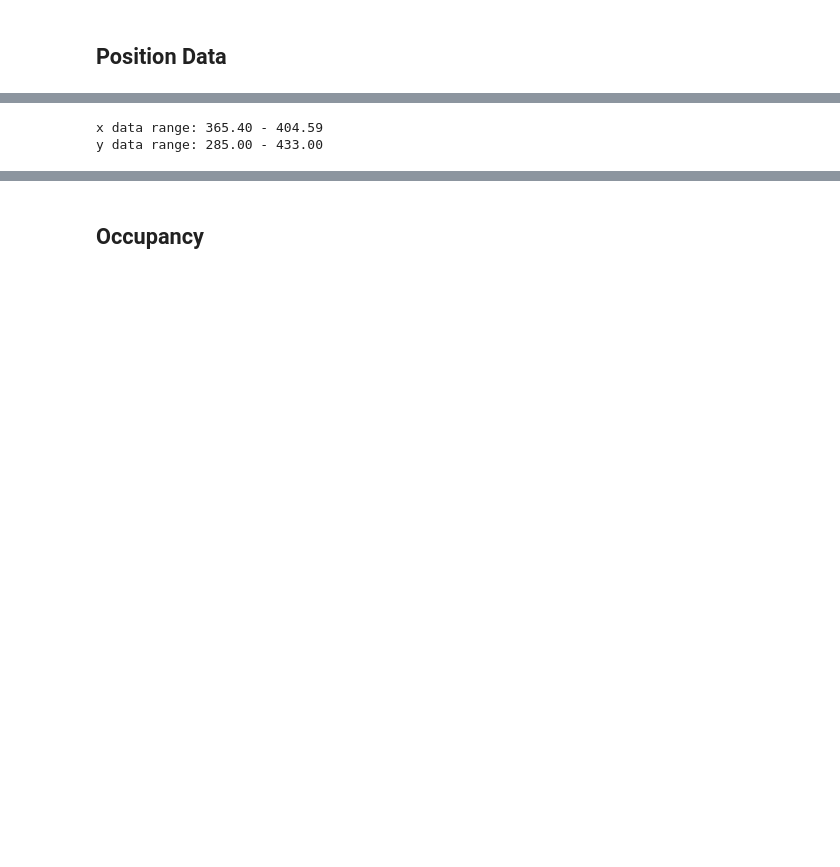
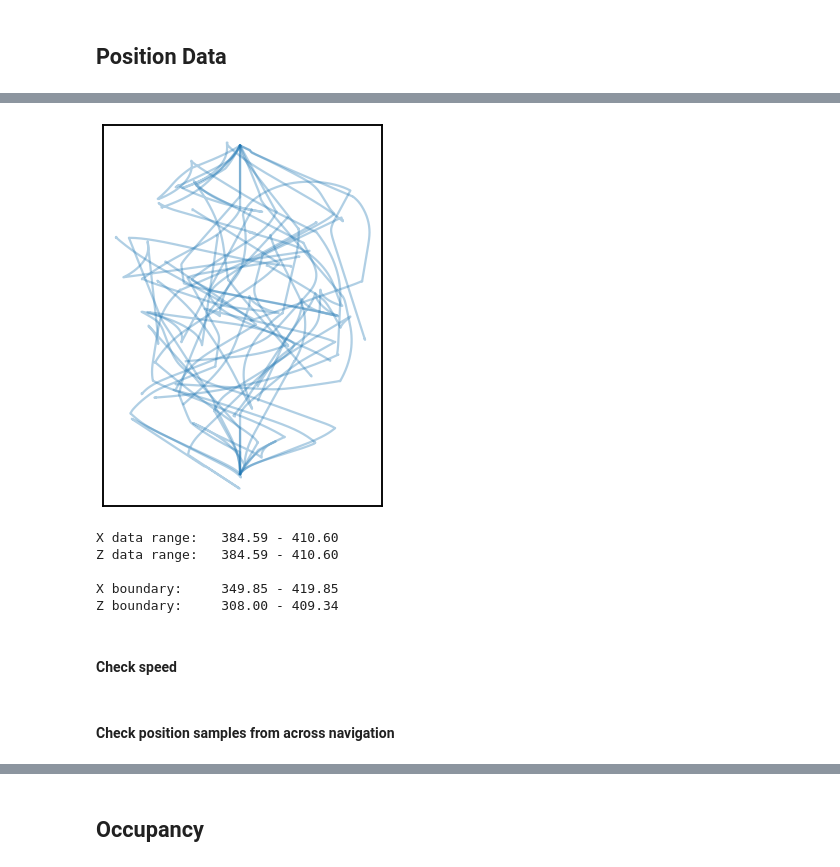
Before and after one commit to HSUPipeline/AnalyzeTH, a Jupyter notebook: notebooks/00-DataChecks.ipynb, the cells around one changed output, grey strips where cells are left out. Saved outputs shown, nothing was run; the diff lists cells and outputs as text; code cells hidden in the pictures; blank space fills up the shorter version.

```diff
--- a/notebooks/00-DataChecks.ipynb
+++ b/notebooks/00-DataChecks.ipynb
@@ -131,0 +142,5 @@ y_data = pos.data[1, :]
+# %%
+# Plot navigation-trial level position data
+plot_positions(positions_trials, figsize=(5, 7))
+# %% [output]
+[figure, added]
@@ -132,13 +151,23 @@ y_data = pos.data[1, :]
 # %%
-# Check position ranges
-print('x data range: {:6.2f} - {:6.2f}'.format(np.min(x_data), np.max(x_data)))
-print('y data range: {:6.2f} - {:6.2f}'.format(np.min(y_data), np.max(y_data)))
+# Check position ranges & compare to boundaries
+print('X data range: \t{:6.2f} - {:6.2f}'.format(np.min(pos.data[0, :]), np.max(pos.data[0, :])))
+print('Z data range: \t{:6.2f} - {:6.2f}'.format(np.min(pos.data[1, :]), np.max(pos.data[1, :])))
+print()
+print('X boundary: \t{:6.2f} - {:6.2f}'.format(*x_boundary))
+print('Z boundary: \t{:6.2f} - {:6.2f}'.format(*z_boundary))
 # %% [output]
-x data range: 365.40 - 404.59
-y data range: 285.00 - 433.00
+X data range:   384.59 - 410.60
+Z data range:   384.59 - 410.60
+
+X boundary:     349.85 - 419.85
+Z boundary:     308.00 - 409.34
+# %% [markdown]
+#### Check speed
 # %%
 # Get speed
 speed = nwbfile.processing['position_measures']['speed'].data[:]
+# %% [markdown]
+#### Check position samples from across navigation
 # %%
 # Check when position times are samples across a single trial
 plot_task_structure(nwbfile.trials, xlim=[0, nwbfile.trials.stop_time[0]])
```
Also changed, not shown: parts of 28 cells of this notebook.
